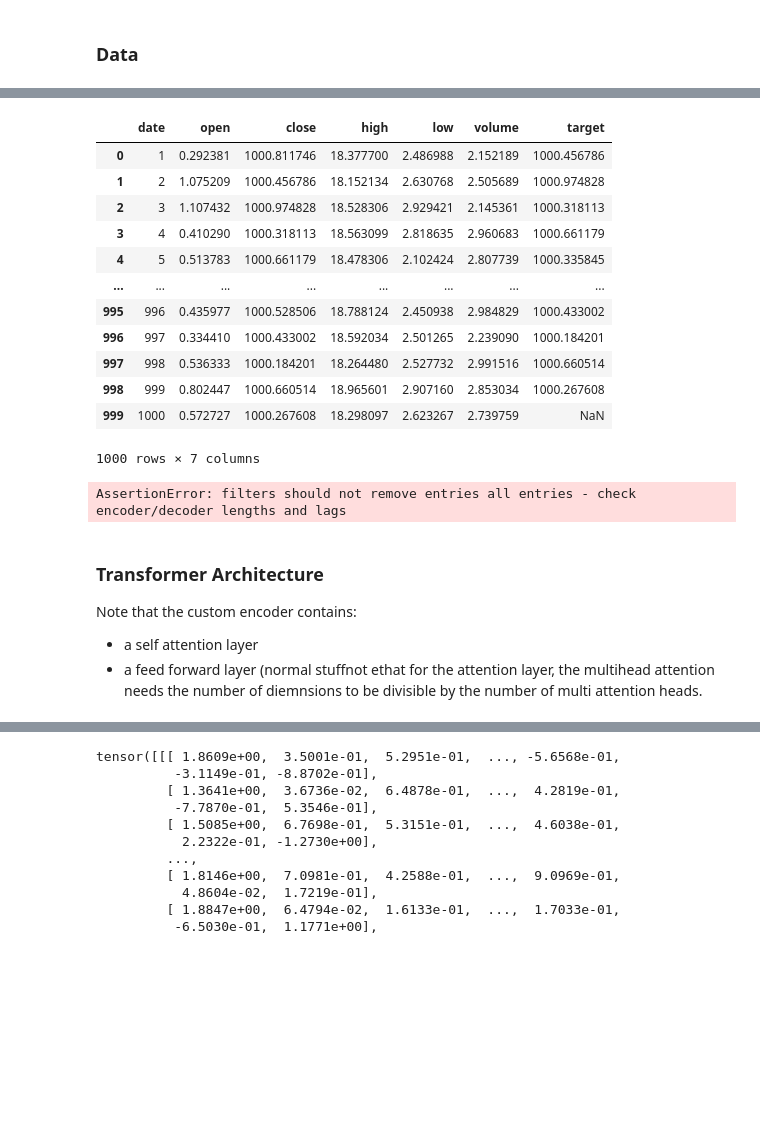
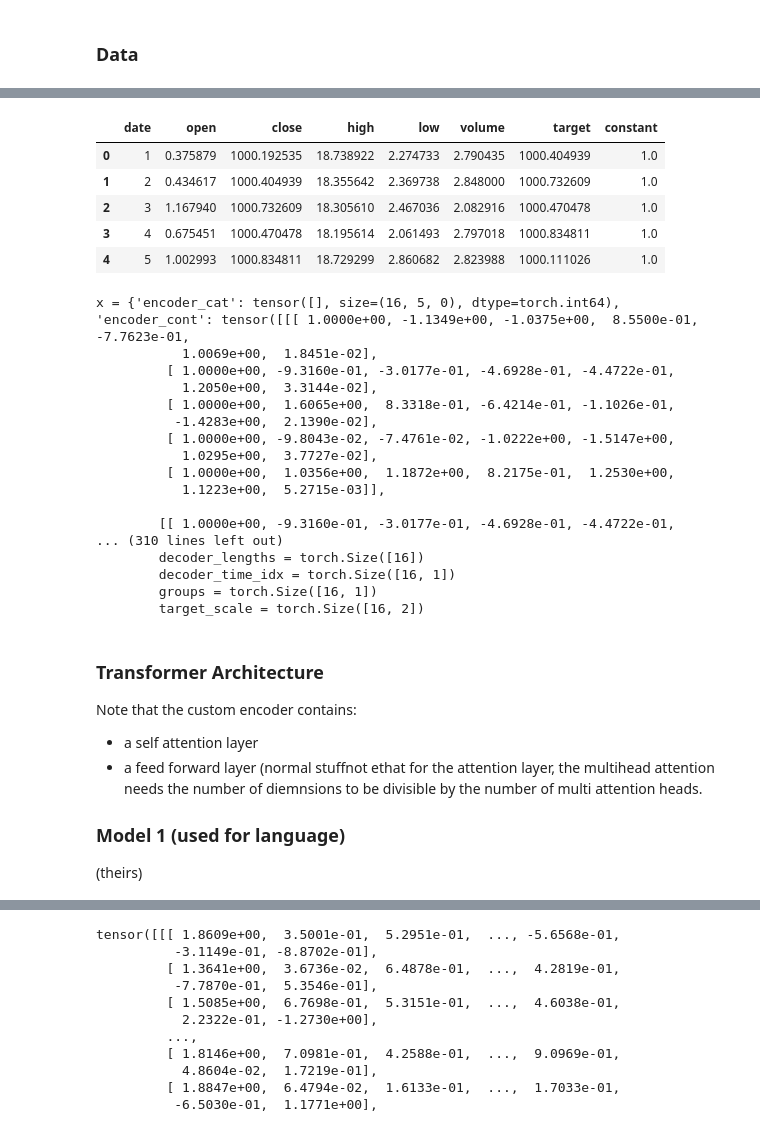
Before and after one commit to mkmuriithi/csc492_deep_learning_project, a Jupyter notebook: algo_repo/StockTransformer.ipynb, the cells around one changed output, grey strips where cells are left out. Cells and saved outputs as stored; diff of their text form; code cells hidden in the pictures; blank space fills up the shorter version.

```diff
--- a/algo_repo/StockTransformer.ipynb
+++ b/algo_repo/StockTransformer.ipynb
@@ -22,33 +33,27 @@ AttributeError: module 'numpy' has no attribute 'rand'
 # %%
 random_timeseries = pd.DataFrame(
     dict(
-    date=[x for x in range(1,1001)],
-    open=np.random.rand(1000) + 0.2,
-    close=np.random.rand(1000) + 1000,
-        high=np.random.rand(1000) + 18,
-        low = np.random.rand(1000) + 2,
-        volume=np.random.rand(1000) + 2
+    date=[x for x in range(1,2001)],
+    open=np.random.rand(2000) + 0.2,
+    close=np.random.rand(2000) + 1000,
+        high=np.random.rand(2000) + 18,
+        low = np.random.rand(2000) + 2,
+        volume=np.random.rand(2000) + 2
     ))
 random_timeseries["target"] = random_timeseries.close.shift(-1)
-random_timeseries.fillna(3)
-random_timeseries
+random_timeseries.fillna(3, inplace=True)
+random_timeseries["constant"] = np.ones(2000)
+random_timeseries.head()
 # %% [output]
-|  | date | open | close | high | low | volume | target |
-| 0 | 1 | 0.292381 | 1000.811746 | 18.377700 | 2.486988 | 2.152189 | 1000.456786 |
-| 1 | 2 | 1.075209 | 1000.456786 | 18.152134 | 2.630768 | 2.505689 | 1000.974828 |
-| 2 | 3 | 1.107432 | 1000.974828 | 18.528306 | 2.929421 | 2.145361 | 1000.318113 |
-| 3 | 4 | 0.410290 | 1000.318113 | 18.563099 | 2.818635 | 2.960683 | 1000.661179 |
-| 4 | 5 | 0.513783 | 1000.661179 | 18.478306 | 2.102424 | 2.807739 | 1000.335845 |
-| ... | ... | ... | ... | ... | ... | ... | ... |
-| 995 | 996 | 0.435977 | 1000.528506 | 18.788124 | 2.450938 | 2.984829 | 1000.433002 |
-| 996 | 997 | 0.334410 | 1000.433002 | 18.592034 | 2.501265 | 2.239090 | 1000.184201 |
-| 997 | 998 | 0.536333 | 1000.184201 | 18.264480 | 2.527732 | 2.991516 | 1000.660514 |
-| 998 | 999 | 0.802447 | 1000.660514 | 18.965601 | 2.907160 | 2.853034 | 1000.267608 |
-| 999 | 1000 | 0.572727 | 1000.267608 | 18.298097 | 2.623267 | 2.739759 | NaN |
+|  | date | open | close | high | low | volume | target | constant |
+| 0 | 1 | 0.375879 | 1000.192535 | 18.738922 | 2.274733 | 2.790435 | 1000.404939 | 1.0 |
+| 1 | 2 | 0.434617 | 1000.404939 | 18.355642 | 2.369738 | 2.848000 | 1000.732609 | 1.0 |
+| 2 | 3 | 1.167940 | 1000.732609 | 18.305610 | 2.467036 | 2.082916 | 1000.470478 | 1.0 |
+| 3 | 4 | 0.675451 | 1000.470478 | 18.195614 | 2.061493 | 2.797018 | 1000.834811 | 1.0 |
+| 4 | 5 | 1.002993 | 1000.834811 | 18.729299 | 2.860682 | 2.823988 | 1000.111026 | 1.0 |
-1000 rows × 7 columns
 # %%
 #what features constitute a single timeseries sample
-group_ids = ['open', 'close', 'high', 'low', 'volume']
+group_ids = ['constant']
 target='target'
 time_idx = 'date'
 
@@ -56,15 +61,20 @@ max_prediction_length=1 #one day
 #list of continous variables that change over time and are not known in the future
 time_varying_unknown_reals = ['open', 'close', 'high', 'low', 'volume', 'target']
 #normalizer, add later
-target_normalizer= TorchNormalizer()
+#target_normalizer= TorchNormalizer()
+max_encoder_length = 5
+min_encoder_length = 0
 
+#add no
 pytorch_random_dataset = TimeSeriesDataSet(random_timeseries,
                                            group_ids=group_ids,
                                            time_idx=time_idx,
                                            target=target,
+                                           min_prediction_length=1,
                                            max_prediction_length=max_prediction_length,
+                                           max_encoder_length=max_encoder_length,
+                                           min_encoder_length=min_encoder_length,
+                                           allow_missing_timesteps=True,
                                            time_varying_unknown_reals=time_varying_unknown_reals,
-                                           max_prediction_length = max_prediction_length
+                                           #target_normalizer=target_normalizer
                                            )
-# %% [output]
-AssertionError: filters should not remove entries all entries - check encoder/decoder lengths and lags
@@ -71,6 +86,32 @@ AssertionError: filters should not remove entries all entries - check encoder/de
+# %%
+print("x =", x)
+print("\ny =", y)
+print("\nsizes of x =")
+for key, value in x.items():
+    print(f"\t{key} = {value.size()}")
+# %% [output]
+x = {'encoder_cat': tensor([], size=(16, 5, 0), dtype=torch.int64), 'encoder_cont': tensor([[[ 1.0000e+00, -1.1349e+00, -1.0375e+00,  8.5500e-01, -7.7623e-01,
+           1.0069e+00,  1.8451e-02],
+         [ 1.0000e+00, -9.3160e-01, -3.0177e-01, -4.6928e-01, -4.4722e-01,
+           1.2050e+00,  3.3144e-02],
+         [ 1.0000e+00,  1.6065e+00,  8.3318e-01, -6.4214e-01, -1.1026e-01,
+          -1.4283e+00,  2.1390e-02],
+         [ 1.0000e+00, -9.8043e-02, -7.4761e-02, -1.0222e+00, -1.5147e+00,
+           1.0295e+00,  3.7727e-02],
+         [ 1.0000e+00,  1.0356e+00,  1.1872e+00,  8.2175e-01,  1.2530e+00,
+           1.1223e+00,  5.2715e-03]],
+
+        [[ 1.0000e+00, -9.3160e-01, -3.0177e-01, -4.6928e-01, -4.4722e-01,
+... (310 lines left out)
+        decoder_lengths = torch.Size([16])
+        decoder_time_idx = torch.Size([16, 1])
+        groups = torch.Size([16, 1])
+        target_scale = torch.Size([16, 2])
 # %% [markdown]
 <h3>Transformer Architecture</h3>
 
 Note that the custom encoder contains:
 - a self attention layer
 - a feed forward layer (normal stuffnot ethat for the attention layer, the multihead attention needs the number of diemnsions to be divisible by the number of multi attention heads.
+
+<h3>Model 1 (used for language)</h3> (theirs)
```
Also changed, not shown: parts of 22 cells of this notebook, 1 other file.
